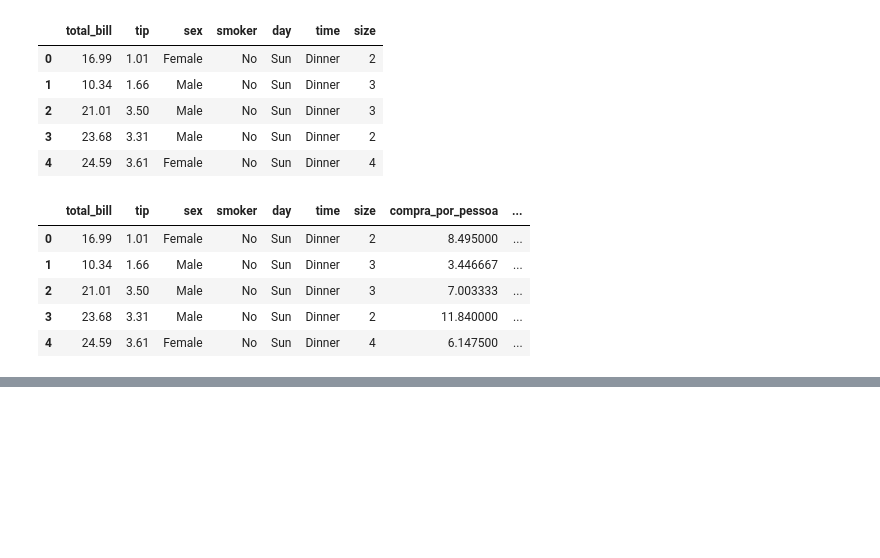
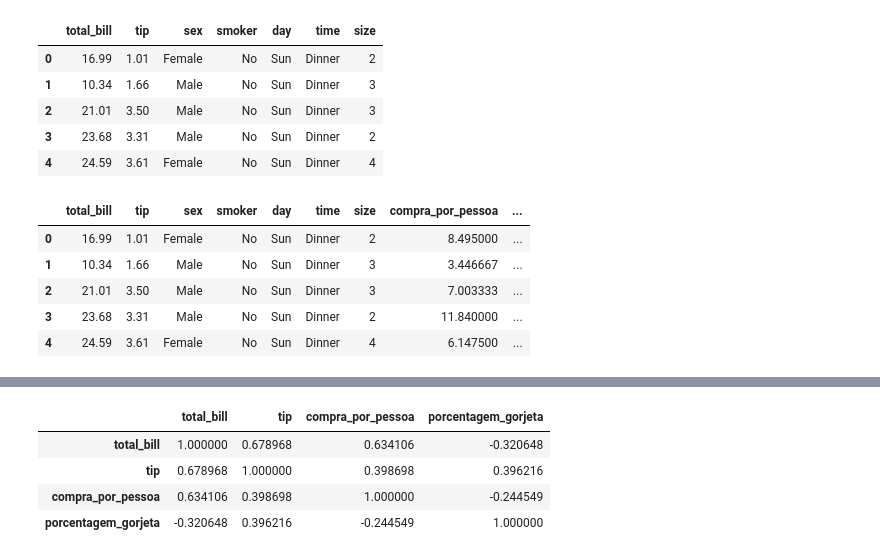
Before and after one commit to UFAC-SI/tesi1-26, a Jupyter notebook: notebooks/pre_processamento.ipynb, the cells around one changed output, grey strips where cells are left out. Drawn from its saved outputs; the diff is of its cells as text; code cells hidden in the pictures; blank space fills up the shorter version.

```diff
--- a/notebooks/pre_processamento.ipynb
+++ b/notebooks/pre_processamento.ipynb
@@ -78,0 +138,11 @@ copia.head()
+# %%
+# Correlação
+colunas = df_encoder.select_dtypes(include='float64').columns
+matriz = df_encoder[colunas].corr(method='spearman')
+matriz
+# %% [output]
+|  | total_bill | tip | compra_por_pessoa | porcentagem_gorjeta |
+| total_bill | 1.000000 | 0.678968 | 0.634106 | -0.320648 |
+| tip | 0.678968 | 1.000000 | 0.398698 | 0.396216 |
+| compra_por_pessoa | 0.634106 | 0.398698 | 1.000000 | -0.244549 |
+| porcentagem_gorjeta | -0.320648 | 0.396216 | -0.244549 | 1.000000 |
```
Also changed, not shown: parts of 6 cells of this notebook.
